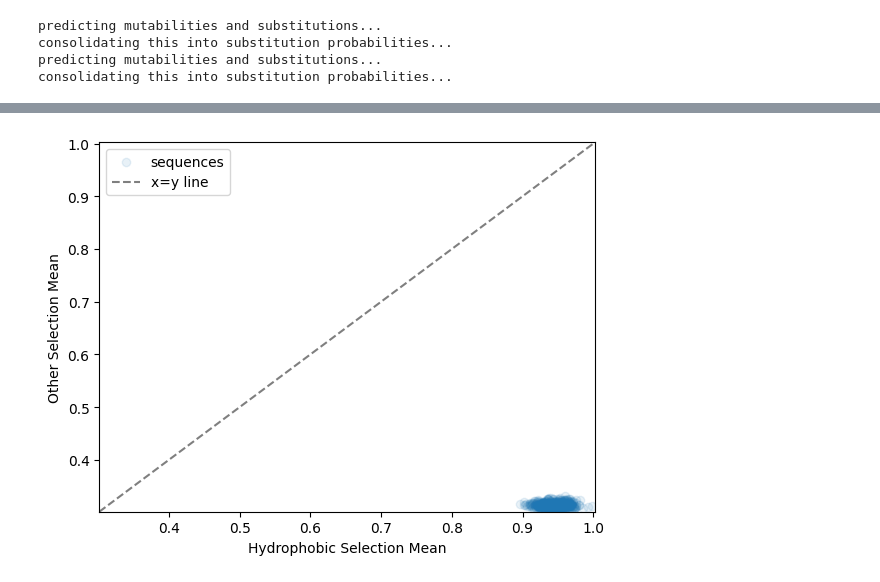
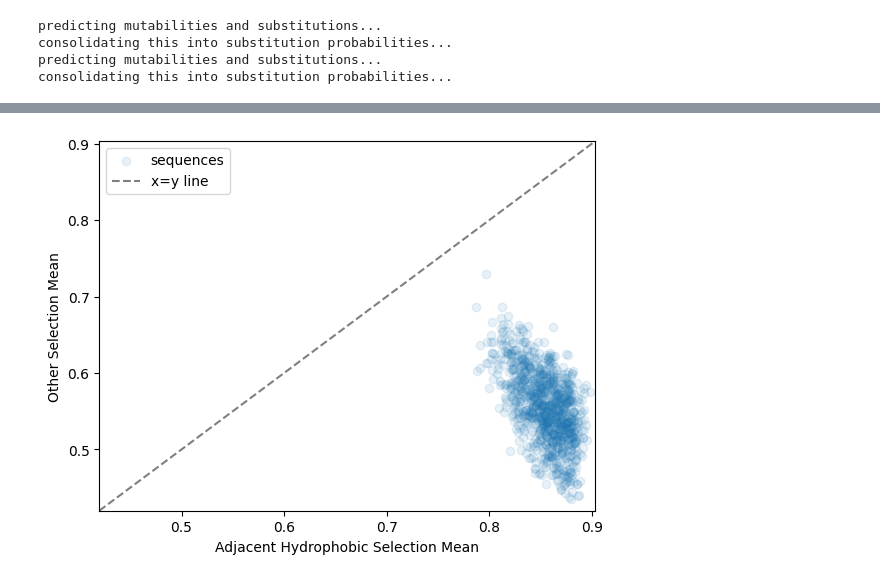
Before and after one commit to matsengrp/epam, a Jupyter notebook: notebooks/mutsel_simulation_inference_hydrophobic_neighbors.ipynb, the cells around one changed output, grey strips where cells are left out. Drawn from its saved outputs; the diff is of its cells as text; code cells hidden in the pictures.

```diff
--- a/notebooks/mutsel_simulation_inference_hydrophobic_neighbors.ipynb
+++ b/notebooks/mutsel_simulation_inference_hydrophobic_neighbors.ipynb
@@ -47,7 +47,7 @@ import numpy as np
 import pandas as pd
 import matplotlib.pyplot as plt
 
-def selection_factor_plot(model):
+def selection_factor_neighbor_plot(model):
     parents = pcp_df.reset_index(drop=True)["parent"]
     if len(parents) > 1000:
         parents = parents.sample(1000)
@@ -120,7 +158,7 @@ Epoch [15/15], Training Loss: 0.15855149924755096, Validation Loss: 0.1553218811
 # %%
-selection_factor_plot(burrito.dnsm)
+selection_factor_neighbor_plot(burrito.dnsm)
 # %% [output]
-[figure, old version]
+[figure, new version]
 # %%
 [aa_str] = translate_sequences([pcp_df.reset_index(drop=True).loc[0, "parent"]])
 burrito.dnsm.selection_factors_of_aa_str(aa_str)
```
Also changed, not shown: parts of 4 cells of this notebook, 1 other file.
